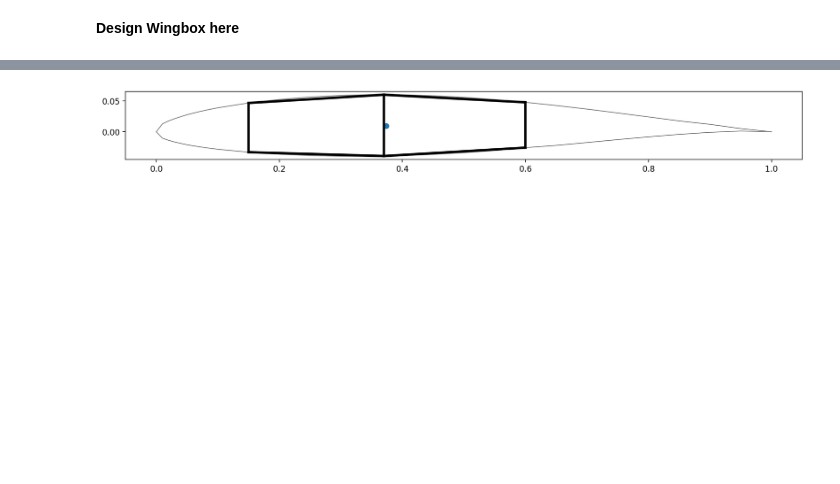
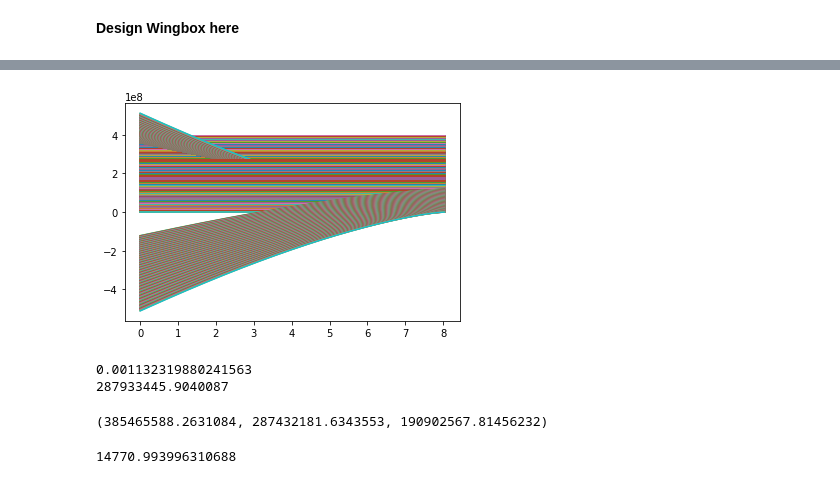
Before and after one commit to LucaDissel/Workpackage4-5, a Jupyter notebook: Itterate.ipynb, the cells around one changed output, grey strips where cells are left out. Cells and saved outputs as stored; diff of their text form; code cells hidden in the pictures; blank space fills up the shorter version.

```diff
--- a/Itterate.ipynb
+++ b/Itterate.ipynb
@@ -11,2 +18,4 @@ t5 = t(5, 5)
 # %%
-wingbox_itteration_1 = WingBox(0.15, t3, 0.6, t3, t5, t5, middle_spar_x=0.37, middle_spar_t=t3, ribs=[0, 1, 2, 3, 5, b2])
+
+wingbox_itteration_1 = WingBox(0.15, t3, 0.6, t3, t5, t5, middle_spar_x=0.37, middle_spar_t=t3, ribs=[0, 1, 2, 3, 5, b2], middle_spar_span=5)
+wingbox_itteration_3 = WingBox(0.15, t3, 0.6, t3, t5, t5, middle_spar_x=0.37, middle_spar_t=t3, ribs=[0, 1, 2, 3, 5, b2], middle_spar_span=b2)
@@ -13,4 +27,14 @@ wingbox_itteration_1 = WingBox(0.15, t3, 0.6, t3, t5, t5, middle_spar_x=0.37, mi
 # %%
-wingbox_itteration_1.plot()
+wingbox_itteration_1.plot_max_shear()
 # %% [output]
-[figure, old version]
+[figure, new version]
+# %%
+wingbox_itteration_1.tau_max(0, lambda y:-1.4e5)
+# %% [output]
+0.001132319880241563
+287933445.9040087
+(385465588.2631084, 287432181.6343553, 190902567.81456232)
+# %%
+V(0)
+# %% [output]
+14770.993996310688
```
Also changed, not shown: parts of 23 cells of this notebook.
